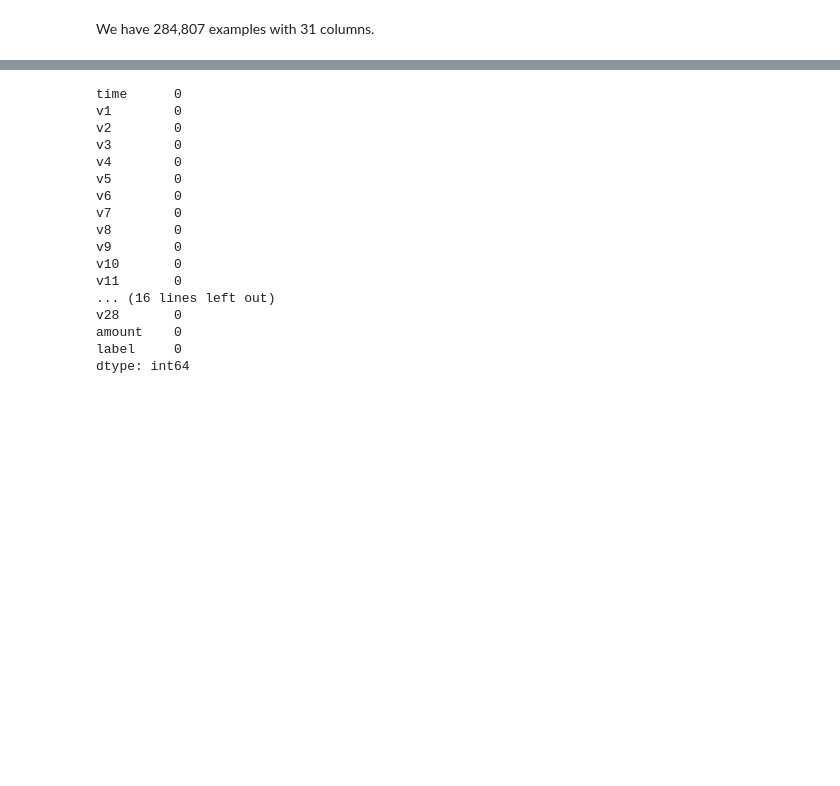
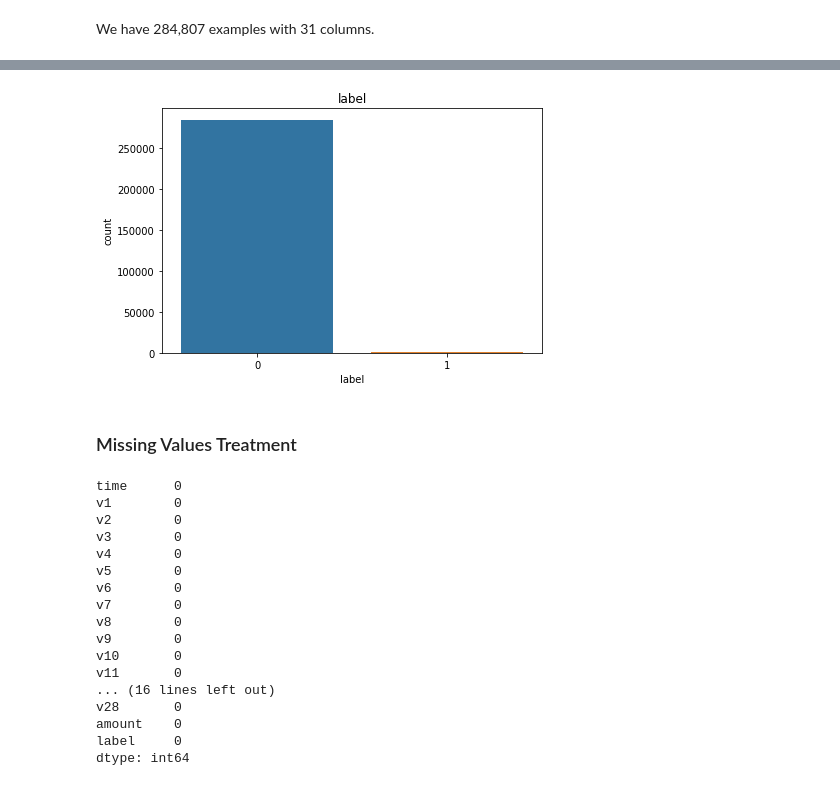
Before and after one commit to tobyzl2/Credit-Card-Fraud-Classification, a Jupyter notebook: credit_card_fraud_classification.ipynb, the cells around one changed output, grey strips where cells are left out. Cells and saved outputs as stored; diff of their text form; code cells hidden in the pictures; blank space fills up the shorter version.

```diff
--- a/credit_card_fraud_classification.ipynb
+++ b/credit_card_fraud_classification.ipynb
@@ -44,3 +100,19 @@ We have 284,807 examples with 31 columns.
+# %%
+# Plot countplots
+count_data = dataset.dtypes == "int64"
+fig = plt.figure(figsize=(15, 80))
+plot_i = 1
+for col in dataset.columns:
+    if (count_data[col]):
+        ax = fig.add_subplot(15, 2, plot_i)
+        ax.set_title(col)
+        sns.countplot(dataset[col], ax = ax)
+        plot_i += 1
+plt.show()
+# %% [output]
+[figure, added]
+# %% [markdown]
+### Missing Values Treatment
 # %%
 # Checking for NaN values
 dataset.isnull().sum()
```
Also changed, not shown: parts of 15 cells of this notebook.
